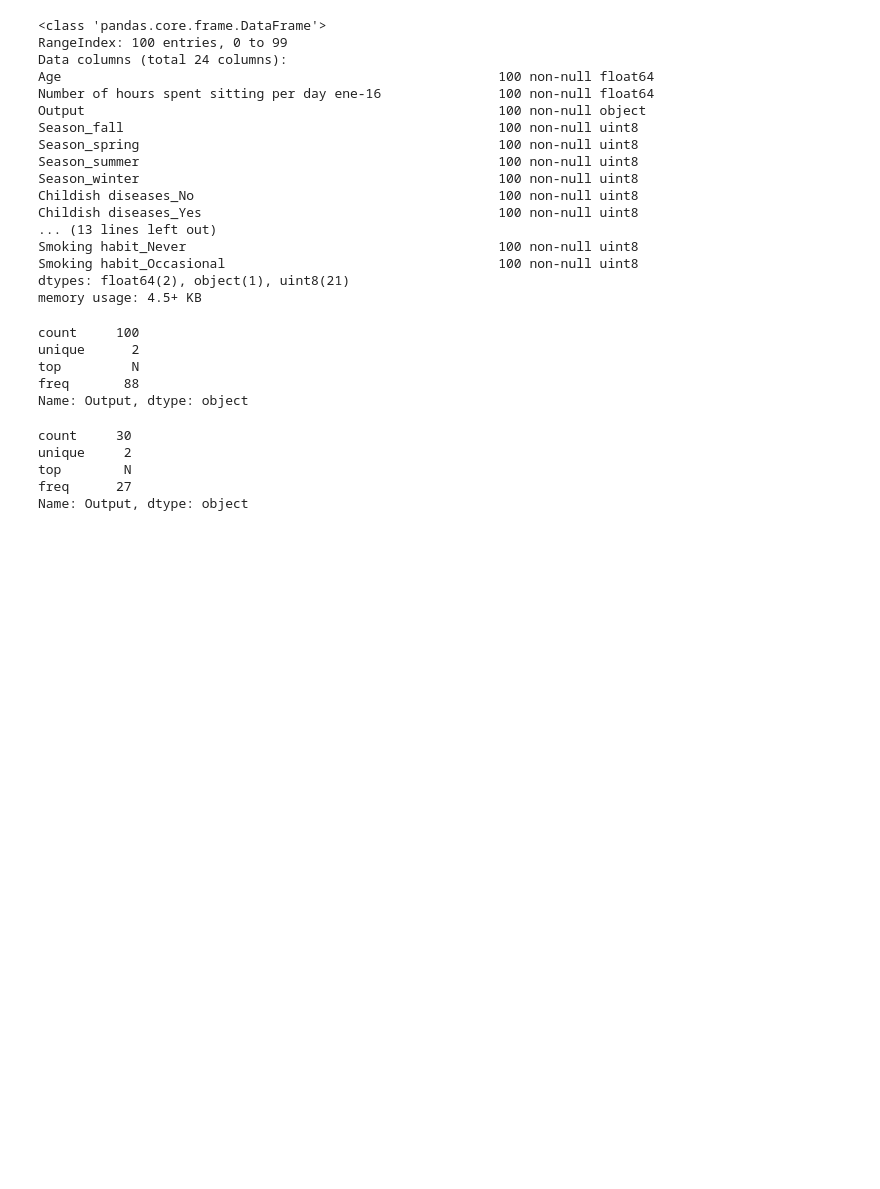
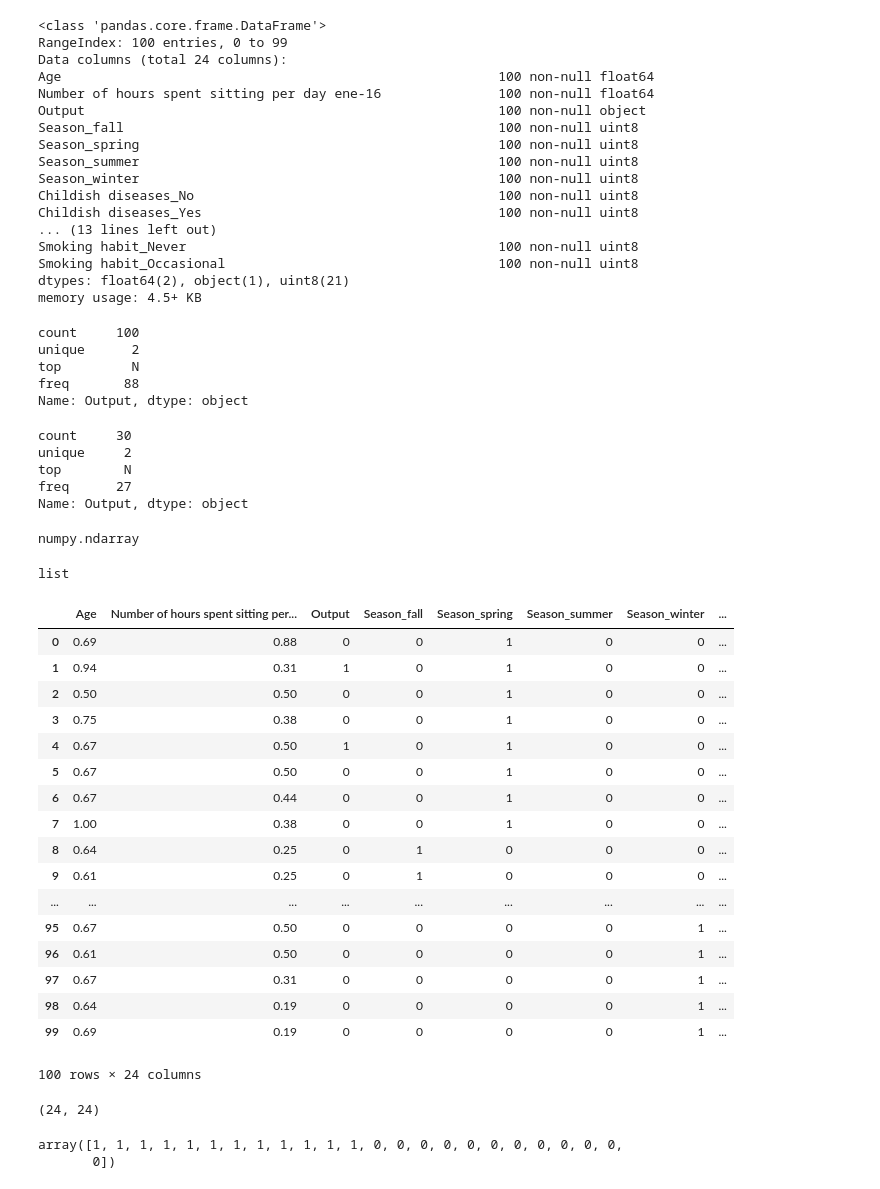
Before and after one commit to pvcastro/deeplearningufg, a Jupyter notebook: Lista Semana 2/fertility-normalization.ipynb, the cells around one changed output. Cells and saved outputs as stored; diff of their text form; code cells hidden in the pictures; blank space fills up the shorter version.

```diff
--- a/Lista Semana 2/fertility-normalization.ipynb
+++ b/Lista Semana 2/fertility-normalization.ipynb
@@ -255,3 +279,32 @@ unique     2
 top        N
 freq      27
 Name: Output, dtype: object
+# %%
+type(fertility_df.as_matrix())
+# %% [output]
+numpy.ndarray
+# %%
+type(fertility_df['Output'].tolist())
+# %% [output]
+list
+# %%
+fertility_df
+# %% [output]
+|  | Age | Number of hours spent sitting per... | Output | Season_fall | Season_spring | Season_summer | Season_winter | ... |
+| 0 | 0.69 | 0.88 | 0 | 0 | 1 | 0 | 0 | ... |
+| 1 | 0.94 | 0.31 | 1 | 0 | 1 | 0 | 0 | ... |
+| 2 | 0.50 | 0.50 | 0 | 0 | 1 | 0 | 0 | ... |
+| 3 | 0.75 | 0.38 | 0 | 0 | 1 | 0 | 0 | ... |
+| 4 | 0.67 | 0.50 | 1 | 0 | 1 | 0 | 0 | ... |
+| 5 | 0.67 | 0.50 | 0 | 0 | 1 | 0 | 0 | ... |
+| 6 | 0.67 | 0.44 | 0 | 0 | 1 | 0 | 0 | ... |
+| 7 | 1.00 | 0.38 | 0 | 0 | 1 | 0 | 0 | ... |
+| 8 | 0.64 | 0.25 | 0 | 1 | 0 | 0 | 0 | ... |
+| 9 | 0.61 | 0.25 | 0 | 1 | 0 | 0 | 0 | ... |
+| ... | ... | ... | ... | ... | ... | ... | ... | ... |
+| 95 | 0.67 | 0.50 | 0 | 0 | 0 | 0 | 1 | ... |
+| 96 | 0.61 | 0.50 | 0 | 0 | 0 | 0 | 1 | ... |
+| 97 | 0.67 | 0.31 | 0 | 0 | 0 | 0 | 1 | ... |
+| 98 | 0.64 | 0.19 | 0 | 0 | 0 | 0 | 1 | ... |
+| 99 | 0.69 | 0.19 | 0 | 0 | 0 | 0 | 1 | ... |
+100 rows × 24 columns
@@ -257,0 +314,9 @@ Name: Output, dtype: object
+# %%
+fertility_df_res.shape
+# %% [output]
+(24, 24)
+# %%
+fertility_output_res
+# %% [output]
+array([1, 1, 1, 1, 1, 1, 1, 1, 1, 1, 1, 1, 0, 0, 0, 0, 0, 0, 0, 0, 0, 0, 0,
+       0])
```
Also changed, not shown: parts of 8 cells of this notebook, 3 other files.
